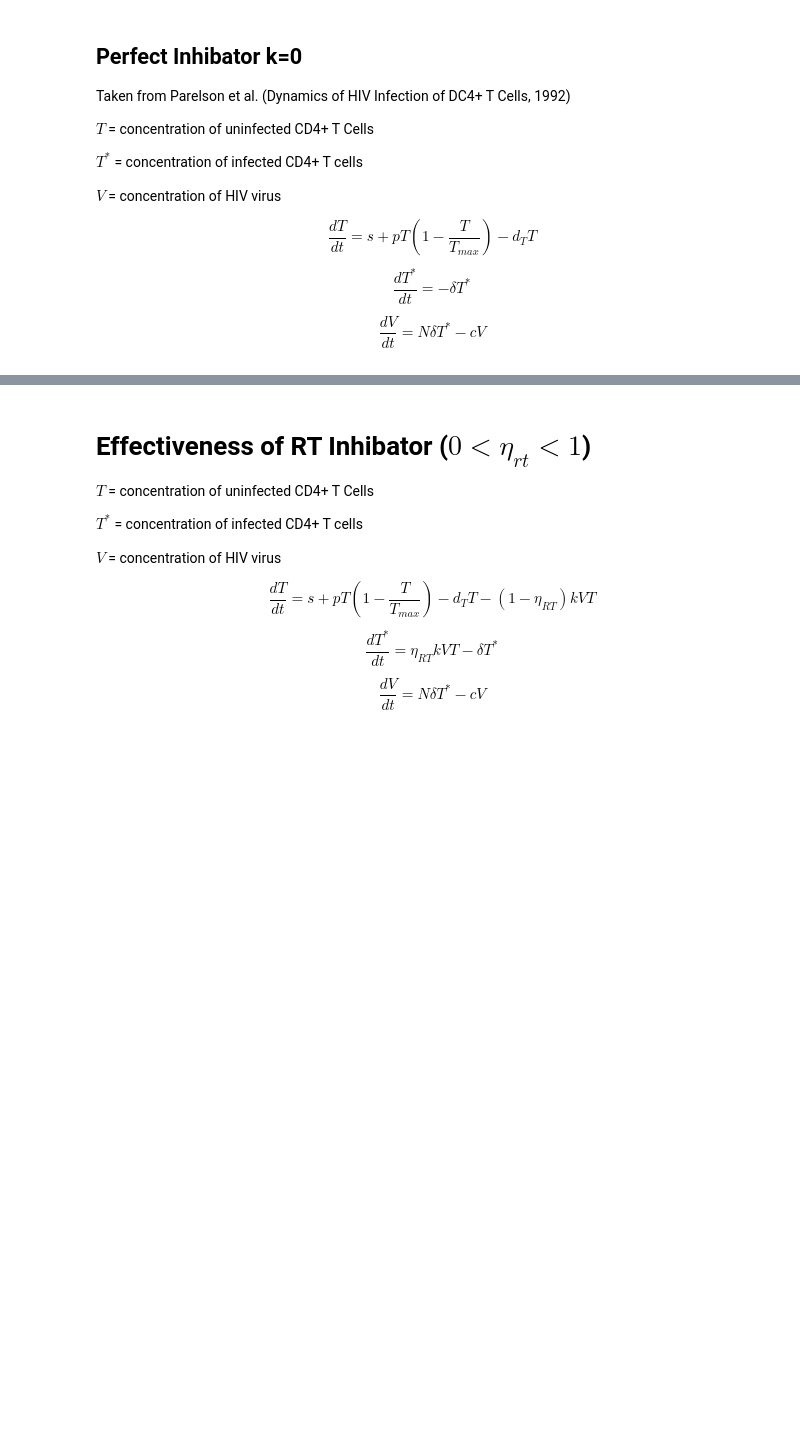
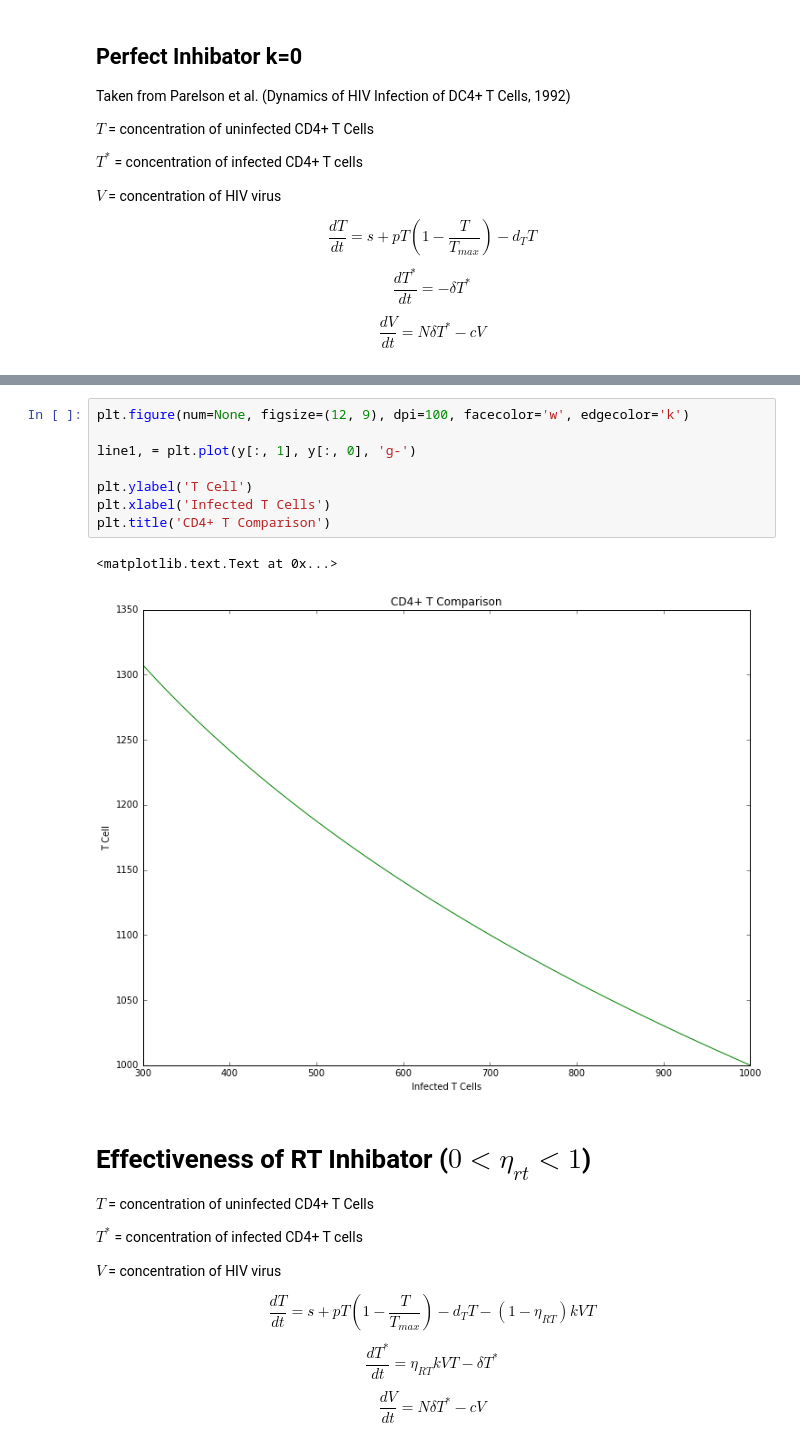
Before and after one commit to detcitty/hiv, a Jupyter notebook: HIV_Presentation.ipynb, the cells around one changed output, grey strips where cells are left out. Cells and saved outputs as stored; diff of their text form; blank space fills up the shorter version.

```diff
--- a/HIV_Presentation.ipynb
+++ b/HIV_Presentation.ipynb
@@ -185,3 +199,14 @@ plt.title('CD4+ T Cell Population')
+# %%
+plt.figure(num=None, figsize=(12, 9), dpi=100, facecolor='w', edgecolor='k')
+
+line1, = plt.plot(y[:, 1], y[:, 0], 'g-')
+
+plt.ylabel('T Cell')
+plt.xlabel('Infected T Cells')
+plt.title('CD4+ T Comparison')
+# %% [output]
+<matplotlib.text.Text at 0x...>
+[figure, added]
 # %% [markdown]
 # Effectiveness of RT Inhibator ($ 0 < \eta_{rt} < 1$)
 
```
Also changed, not shown: parts of 11 cells of this notebook.
